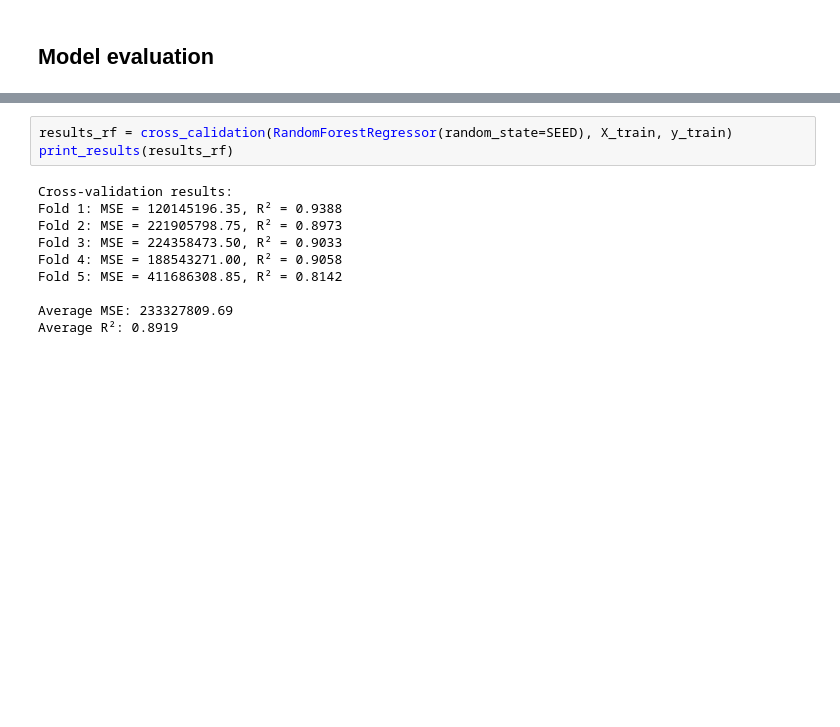
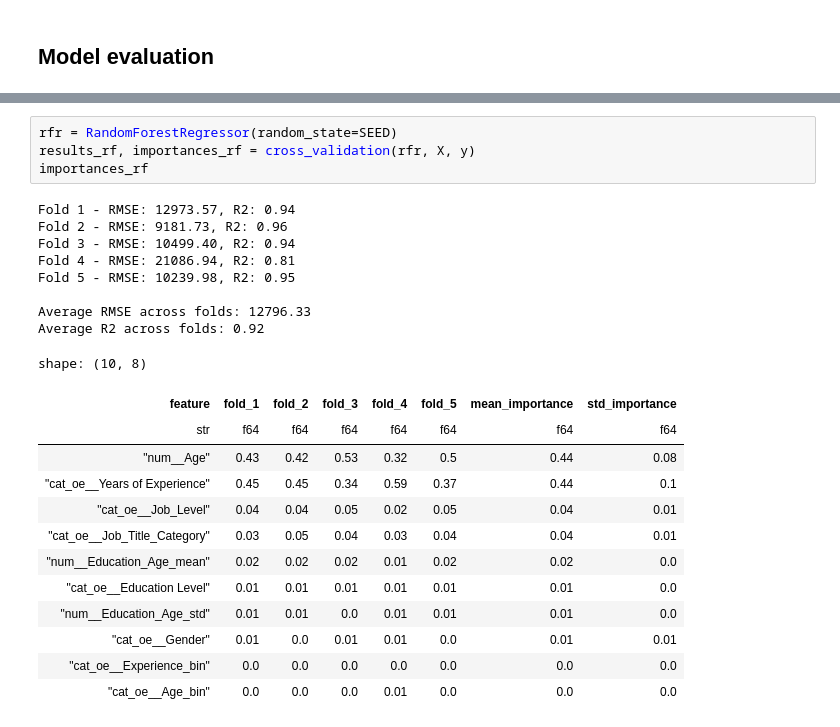
Before and after one commit to Gee1818/pwc-challenge, a Jupyter notebook: src/main.ipynb, the cells around one changed output, grey strips where cells are left out. Cells and saved outputs as stored; diff of their text form; blank space fills up the shorter version.

```diff
--- a/src/main.ipynb
+++ b/src/main.ipynb
@@ -221,13 +483,26 @@ Average R²: 0.8958
 # %%
-results_rf = cross_calidation(RandomForestRegressor(random_state=SEED), X_train, y_train)
-print_results(results_rf)
+rfr = RandomForestRegressor(random_state=SEED)
+results_rf, importances_rf = cross_validation(rfr, X, y)
+importances_rf
 # %% [output]
-Cross-validation results:
-Fold 1: MSE = 120145196.35, R² = 0.9388
-Fold 2: MSE = 221905798.75, R² = 0.8973
-Fold 3: MSE = 224358473.50, R² = 0.9033
-Fold 4: MSE = 188543271.00, R² = 0.9058
-Fold 5: MSE = 411686308.85, R² = 0.8142
+Fold 1 - RMSE: 12973.57, R2: 0.94
+Fold 2 - RMSE: 9181.73, R2: 0.96
+Fold 3 - RMSE: 10499.40, R2: 0.94
+Fold 4 - RMSE: 21086.94, R2: 0.81
+Fold 5 - RMSE: 10239.98, R2: 0.95
 
-Average MSE: 233327809.69
-Average R²: 0.8919
+Average RMSE across folds: 12796.33
+Average R2 across folds: 0.92
+shape: (10, 8)
+| feature | fold_1 | fold_2 | fold_3 | fold_4 | fold_5 | mean_importance | std_importance |
+| str | f64 | f64 | f64 | f64 | f64 | f64 | f64 |
+| "num__Age" | 0.43 | 0.42 | 0.53 | 0.32 | 0.5 | 0.44 | 0.08 |
+| "cat_oe__Years of Experience" | 0.45 | 0.45 | 0.34 | 0.59 | 0.37 | 0.44 | 0.1 |
+| "cat_oe__Job_Level" | 0.04 | 0.04 | 0.05 | 0.02 | 0.05 | 0.04 | 0.01 |
+| "cat_oe__Job_Title_Category" | 0.03 | 0.05 | 0.04 | 0.03 | 0.04 | 0.04 | 0.01 |
+| "num__Education_Age_mean" | 0.02 | 0.02 | 0.02 | 0.01 | 0.02 | 0.02 | 0.0 |
+| "cat_oe__Education Level" | 0.01 | 0.01 | 0.01 | 0.01 | 0.01 | 0.01 | 0.0 |
+| "num__Education_Age_std" | 0.01 | 0.01 | 0.0 | 0.01 | 0.01 | 0.01 | 0.0 |
+| "cat_oe__Gender" | 0.01 | 0.0 | 0.01 | 0.01 | 0.0 | 0.01 | 0.01 |
+| "cat_oe__Experience_bin" | 0.0 | 0.0 | 0.0 | 0.0 | 0.0 | 0.0 | 0.0 |
+| "cat_oe__Age_bin" | 0.0 | 0.0 | 0.0 | 0.01 | 0.0 | 0.0 | 0.0 |
```
Also changed, not shown: parts of 49 cells of this notebook.
